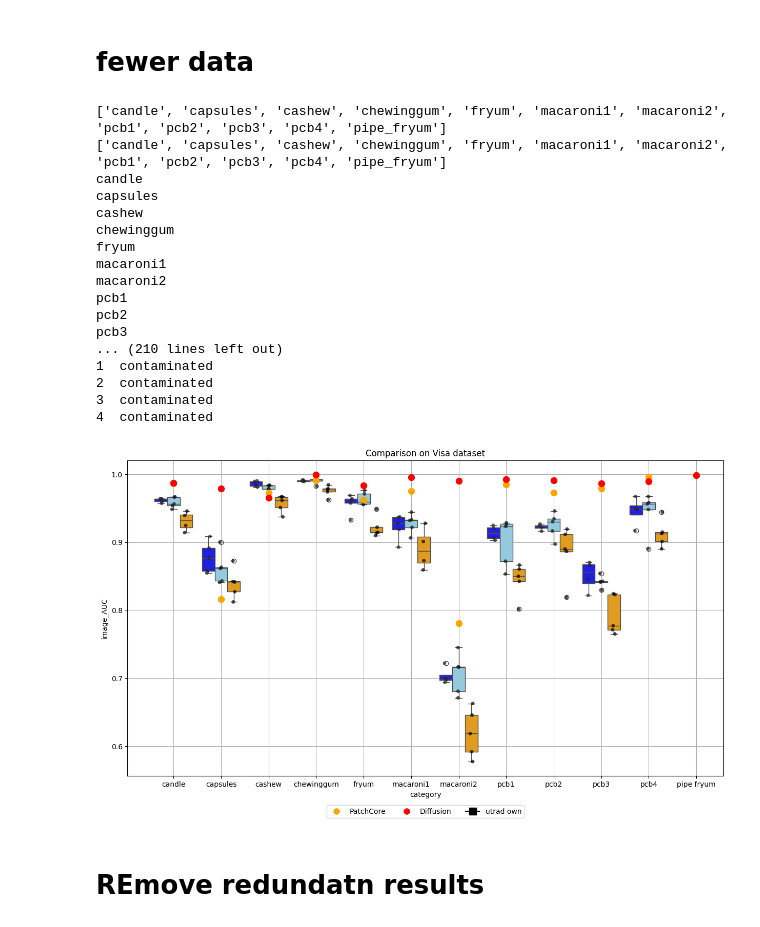
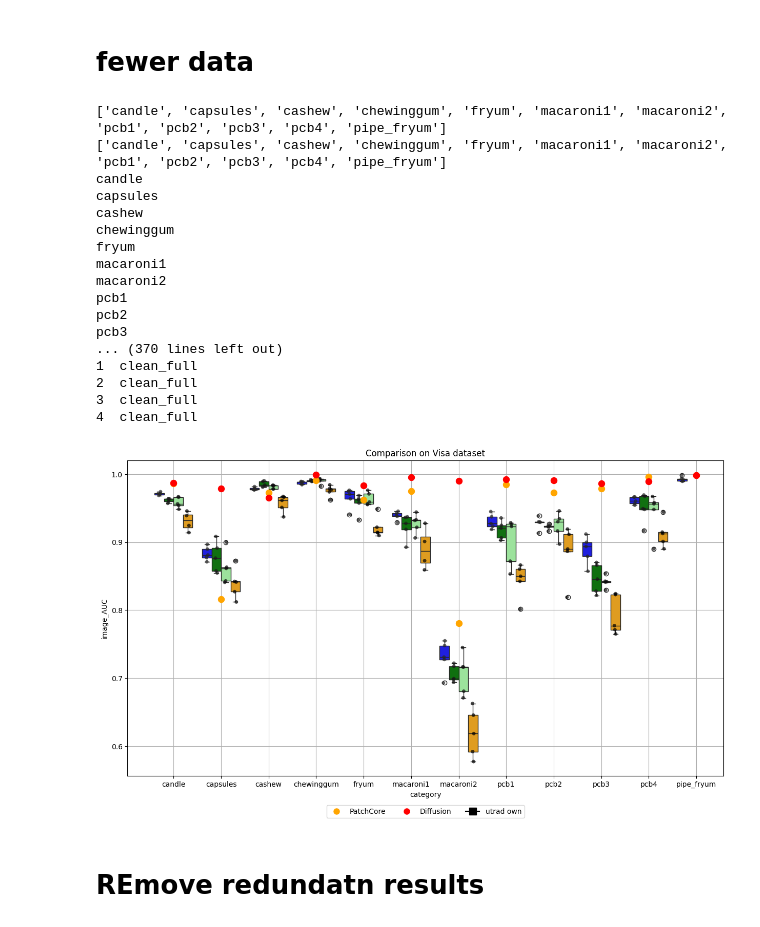
Before and after one commit to buehlpa/UTRAD, a Jupyter notebook: inspect_training_val_visa.ipynb, the cells around one changed output. Saved outputs shown, nothing was run; the diff lists cells and outputs as text; code cells hidden in the pictures.

Commit message:
reduced data results

```diff
--- a/inspect_training_val_visa.ipynb
+++ b/inspect_training_val_visa.ipynb
@@ -139,7 +139,7 @@ data = {
     "pcb2":       [0.973, 0.991],
     "pcb3":       [0.979, 0.986],
     "pcb4":       [0.996, 0.989],
-    "pipe fryum": [0.998, 0.998],
+    "pipe_fryum": [0.998, 0.998],
 }
 
 # Creating dictionaries for PatchCore and Ours
@@ -231,10 +231,10 @@ def read_all_log_info(root= '/home/bule/projects/UTRAD/results/mvtec/',log='args
 
     return  pd.concat(res_df)
 
-allrows_df_end_cont=         read_all_log_info(root= '/home/bule/projects/UTRAD/results/beantec/',log='args.log',exp_name= "Exp_18_06_24",contamination='10',setting='contaminated',run_range= np.arange(1,6),postprocessing='original',CONFIG_PATH='/home/bule/projects/UTRAD/configurations/beantec.json')
-allrows_df_end_clean_reduced=read_all_log_info(root= '/home/bule/projects/UTRAD/results/beantec/',log='args_cleaned.log',exp_name= "Exp_18_06_24",contamination='10',setting='clean_reduced',run_range= np.arange(1,6),postprocessing='original',CONFIG_PATH='/home/bule/projects/UTRAD/configurations/beantec.json')
-allrows_df_end_clean=        read_all_log_info(root= '/home/bule/projects/UTRAD/results/beantec/',log='args.log',exp_name= "Exp_18_06_24",contamination='0',setting='clean',run_range= np.arange(1,6),postprocessing='original',CONFIG_PATH='/home/bule/projects/UTRAD/configurations/beantec.json')
+allrows_df_end_cont=         read_all_log_info(root= '/home/bule/projects/UTRAD/results/visa/',log='args.log',exp_name= "Exp_01_07_24",contamination='10',setting='contaminated',run_range= np.arange(1,6),postprocessing='original',CONFIG_PATH='/home/bule/projects/UTRAD/configurations/visa.json')
+#allrows_df_end_clean_reduced=read_all_log_info(root= '/home/bule/projects/UTRAD/results/visa/',log='args_cleaned.log',exp_name= "Exp_01_07_24",contamination='10',setting='clean_reduced',run_range= np.arange(1,6),postprocessing='original',CONFIG_PATH='/home/bule/projects/UTRAD/configurations/visa.json')
+allrows_df_end_clean=        read_all_log_info(root= '/home/bule/projects/UTRAD/results/visa/',log='args.log',exp_name= "Exp_20_06_24",contamination='0',setting='clean',run_range= np.arange(1,6),postprocessing='original',CONFIG_PATH='/home/bule/projects/UTRAD/configurations/visa.json')
 
-allres=pd.concat([allrows_df_end_cont,allrows_df_end_clean_reduced,allrows_df_end_clean])
+allres=pd.concat([allrows_df_end_cont#,allrows_df_end_clean_reduced,allrows_df_end_clean])
 allres
 # %% [output]
@@ -352,6 +331,47 @@ plt.show()
 # %% [markdown]
 # fewer data
 # %%
+exp_name= "Exp_20_06_24"
+root= '/home/bule/projects/UTRAD/results/visa/contamination_0/'
+
+with open('/home/bule/projects/UTRAD/configurations/visa.json', 'r') as file:
+    conf_beantec = json.load(file)
+print(list(conf_beantec['anomaly_categories'].keys()))
+
+run=1
+logfile_path= os.path.join(root, f'{exp_name}_run_{run}-{category}', 'args.log')
+
+category_list= list(conf_beantec['anomaly_categories'].keys())
+
+print(category_list)
+#category_list= ['01', '02']
+run_range= np.arange(1,6)
+
+res_df_full=[]
+for category in category_list:
+    print(category)
+    logfile_paths= []
+    for run in run_range:
+        logfile_path= os.path.join(root, f'{exp_name}_run_{run}-{category}', 'args.log')
+
+        if os.path.exists(logfile_path):
+            if len(read_training_scores( logfile_path)['Loss'])<150:
+                continue
+            else:
+                logfile_paths.append(logfile_path)
+
+    lastrow_df=last_rows_metric(logfile_paths)
+    lastrow_df['category']= [category]*len(lastrow_df)
+    res_df_full.append(lastrow_df)
+
+res_df_full= pd.concat(res_df_full)
+res_df_full['contamination']= ['0']*len(res_df_full)
+res_df_full['setting']= ['clean_full']*len(res_df_full)
+
+print(res_df_full)
+
+
+
 exp_name= "Exp_11_07_24"
 root= '/home/bule/projects/UTRAD/results/visa/contamination_0/'
 
@@ -442,14 +462,19 @@ res_df_cont_c['setting']= ['clean_reduced']*len(res_df_cont_c)
 
 
 
-res_df_end=pd.concat([res_df, res_df_cont,res_df_cont_c])
+res_df_end=pd.concat([res_df_full,res_df, res_df_cont,res_df_cont_c])
+
+
+print(res_df_end.head())
 
 
 
-hue_order = ['clean', 'clean_reduced', 'contaminated']
+
+hue_order = ['clean_full','clean', 'clean_reduced', 'contaminated']
 palette = {
-    'clean': 'blue',
-    'clean_reduced': 'skyblue',
+    'clean_full': 'blue',
+    'clean': 'green',
+    'clean_reduced': 'lightgreen',
     'contaminated': 'orange'
 }
 
@@ -468,7 +493,7 @@ data = {
     "pcb2":       [0.973, 0.991],
     "pcb3":       [0.979, 0.986],
     "pcb4":       [0.996, 0.989],
-    "pipe fryum": [0.998, 0.998],
+    "pipe_fryum": [0.998, 0.998],
 }
 
 # Creating dictionaries for PatchCore and Ours
@@ -488,39 +513,39 @@ sns.stripplot(data=res_df_end, x="category", y="image_AUC", hue="setting", dodge
 for category, auc in auc_patchcore.items():
     ax.scatter(x=[category], y=auc, color='orange', s=75, zorder=5)
 
 for category, auc in auc_diffusion.items():
     ax.scatter(x=[category], y=auc, color='red', s=75, zorder=5)
 
 
 # Add custom legend
 legend_elements = [
     plt.Line2D([0], [0], marker='o', color='w', label='PatchCore', markerfacecolor='orange', markersize=10),
     plt.Line2D([0], [0], marker='o', color='w', label='Diffusion', markerfacecolor='red', markersize=10),
     plt.Line2D([0], [0], marker='s', color='black', label='utrad own', markersize=10)
 ]
 ax.legend(handles=legend_elements, loc='upper center', bbox_to_anchor=(0.5, -0.081), ncol=3)
 plt.title('Comparison on Visa dataset')
 plt.grid(True)
 plt.show()
 # %% [output]
 ['candle', 'capsules', 'cashew', 'chewinggum', 'fryum', 'macaroni1', 'macaroni2', 'pcb1', 'pcb2', 'pcb3', 'pcb4', 'pipe_fryum']
 ['candle', 'capsules', 'cashew', 'chewinggum', 'fryum', 'macaroni1', 'macaroni2', 'pcb1', 'pcb2', 'pcb3', 'pcb4', 'pipe_fryum']
 candle
 capsules
 cashew
 chewinggum
 fryum
 macaroni1
 macaroni2
 pcb1
 pcb2
 pcb3
-... (210 lines left out)
-1  contaminated
-2  contaminated
-3  contaminated
-4  contaminated
+... (370 lines left out)
+1  clean_full
+2  clean_full
+3  clean_full
+4  clean_full
-[figure, old version]
+[figure, new version]
 # %% [markdown]
 # REmove redundatn results
 # %%
```
Also changed, not shown: parts of 4 cells of this notebook.
